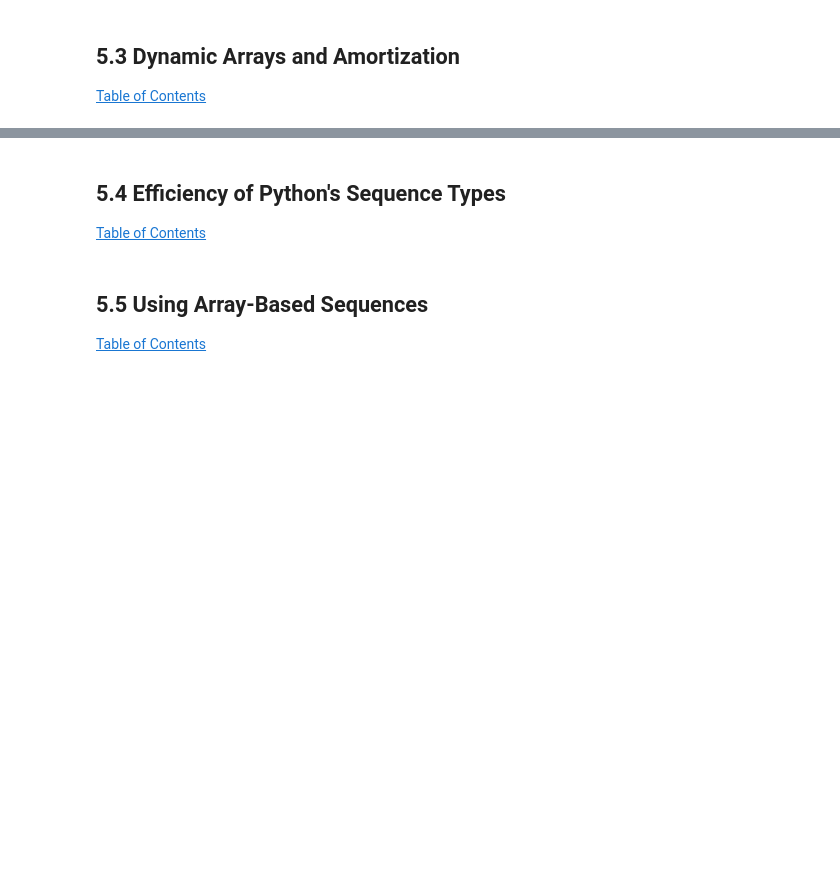
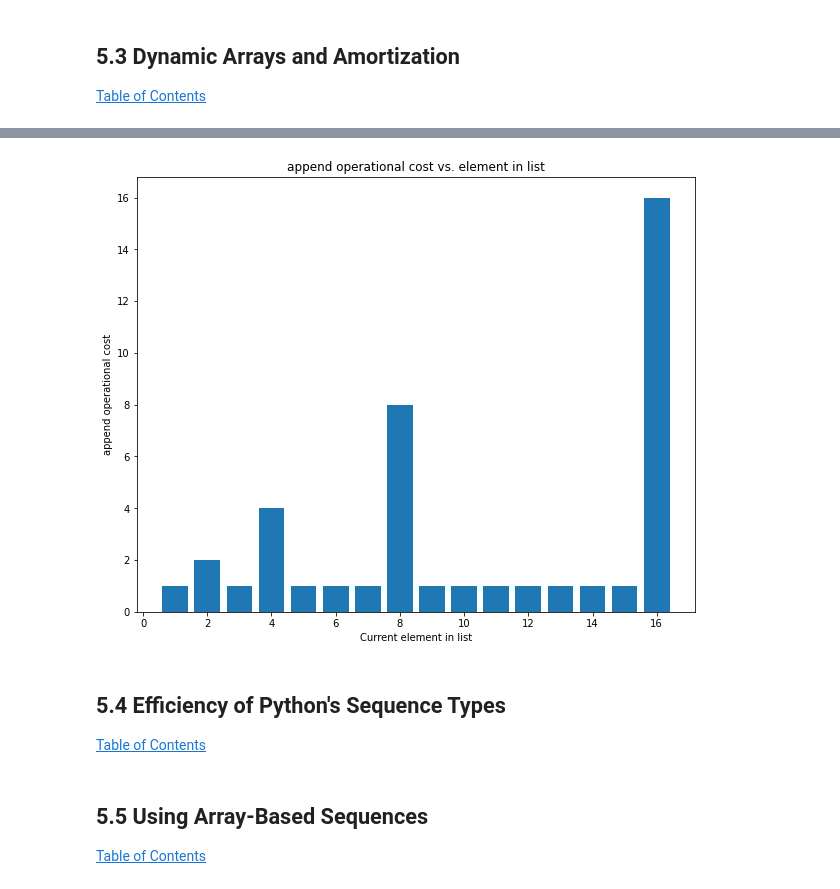
Before and after one commit to jot33/ds-algos-python, a Jupyter notebook: textbook_notes.ipynb, the cells around one changed output, grey strips where cells are left out. Saved outputs shown, nothing was run; the diff lists cells and outputs as text; code cells hidden in the pictures; blank space fills up the shorter version.

```diff
--- a/textbook_notes.ipynb
+++ b/textbook_notes.ipynb
@@ -4970,3 +5160,28 @@ print(more_vowels(''))
+# %%
+import matplotlib.pyplot as plt
+%matplotlib inline
+
+data = {}
+cost = 1
+i_expand = 2
+for i in range(1,17):
+    if i == i_expand:
+        cost *= 2
+        i_expand *= 2
+        data[i] = cost
+    else:
+        data[i] = 1
+
+x = list(data.keys())
+y = list(data.values())
+
+fig = plt.figure(figsize=(10,8));
+plt.bar(x,y)
+plt.xlabel('Current element in list');
+plt.ylabel('append operational cost');
+plt.title('append operational cost vs. element in list');
+# %% [output]
+[figure, added]
 # %% [markdown]
 <a id="5.4"></a>
 ## 5.4 Efficiency of Python's Sequence Types
```
Also changed, not shown: parts of 13 cells of this notebook.
